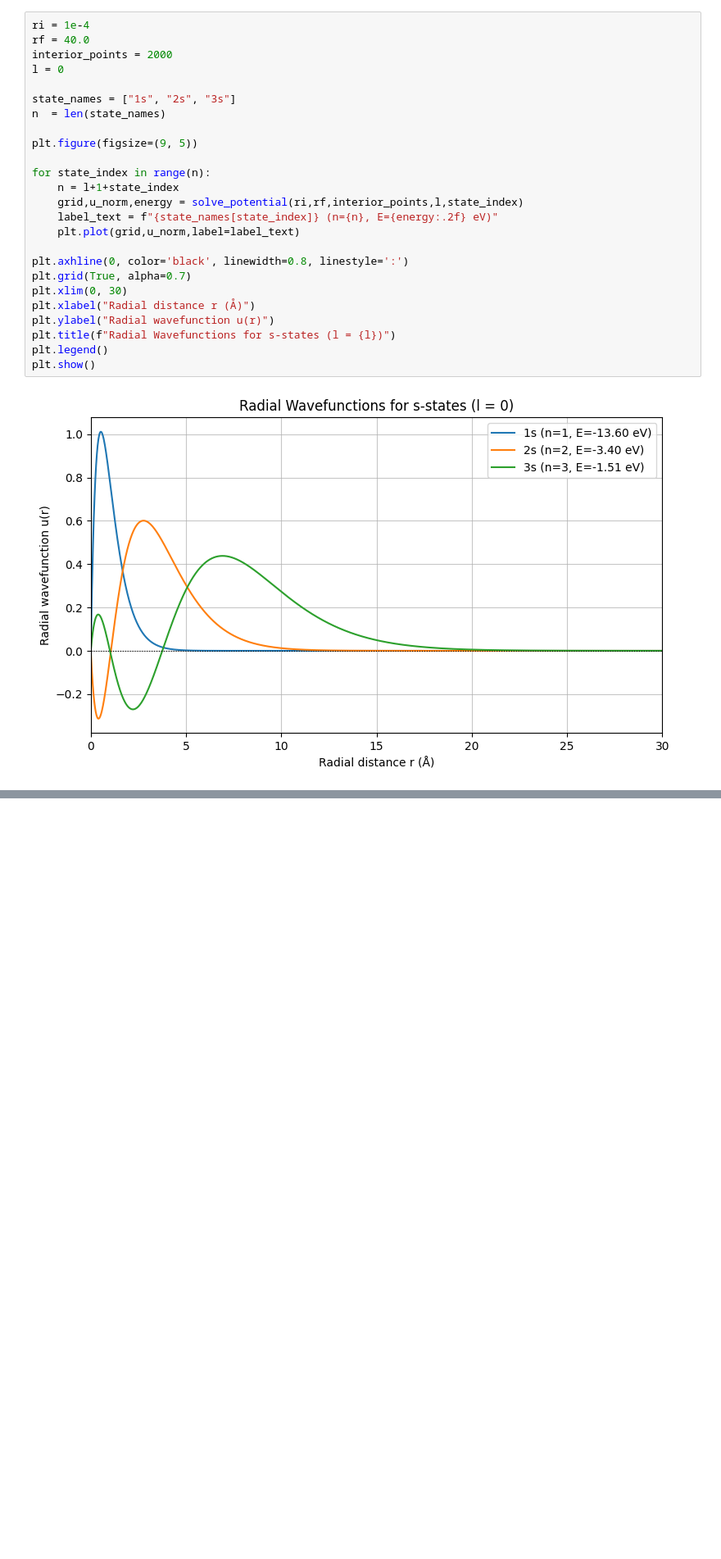
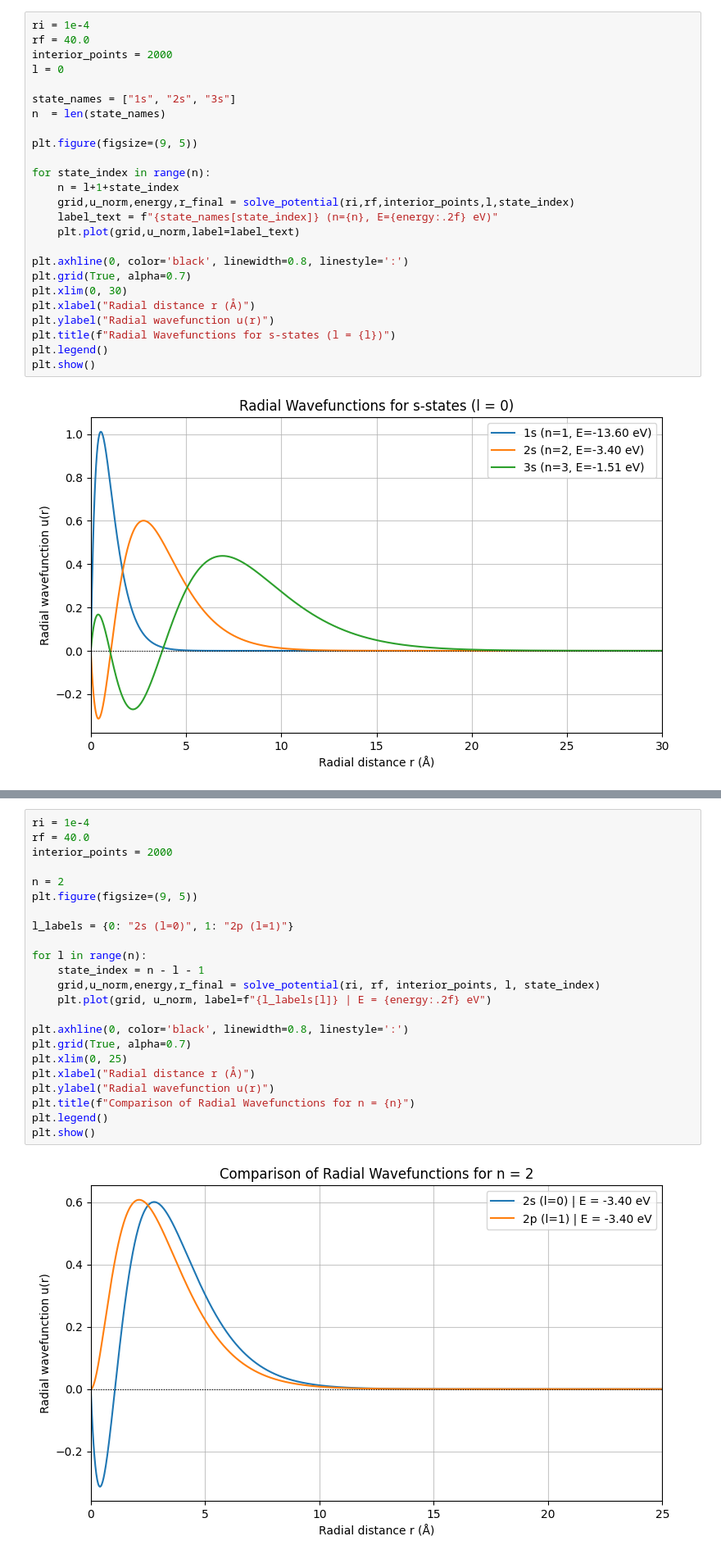
Before and after one commit to DeepakSingh169/QuantumMechanics, a Jupyter notebook: HydrogenAtom.ipynb, the cells around one changed output, grey strips where cells are left out. Shown at 82% size. Drawn from its saved outputs; the diff is of its cells as text; blank space fills up the shorter version.

```diff
--- a/HydrogenAtom.ipynb
+++ b/HydrogenAtom.ipynb
@@ -91,7 +105,7 @@ plt.figure(figsize=(9, 5))
 
 for state_index in range(n):
     n = l+1+state_index
-    grid,u_norm,energy = solve_potential(ri,rf,interior_points,l,state_index)
+    grid,u_norm,energy,r_final = solve_potential(ri,rf,interior_points,l,state_index)
     label_text = f"{state_names[state_index]} (n={n}, E={energy:.2f} eV)"
     plt.plot(grid,u_norm,label=label_text)
 
@@ -107,0 +124,25 @@ plt.show()
+# %%
+ri = 1e-4
+rf = 40.0
+interior_points = 2000
+
+n = 2
+plt.figure(figsize=(9, 5))
+
+l_labels = {0: "2s (l=0)", 1: "2p (l=1)"}
+
+for l in range(n):
+    state_index = n - l - 1
+    grid,u_norm,energy,r_final = solve_potential(ri, rf, interior_points, l, state_index)
+    plt.plot(grid, u_norm, label=f"{l_labels[l]} | E = {energy:.2f} eV")
+
+plt.axhline(0, color='black', linewidth=0.8, linestyle=':')
+plt.grid(True, alpha=0.7)
+plt.xlim(0, 25)
+plt.xlabel("Radial distance r (Å)")
+plt.ylabel("Radial wavefunction u(r)")
+plt.title(f"Comparison of Radial Wavefunctions for n = {n}")
+plt.legend()
+plt.show()
+# %% [output]
+[figure, added]
```
Also changed, not shown: parts of 8 cells of this notebook.
